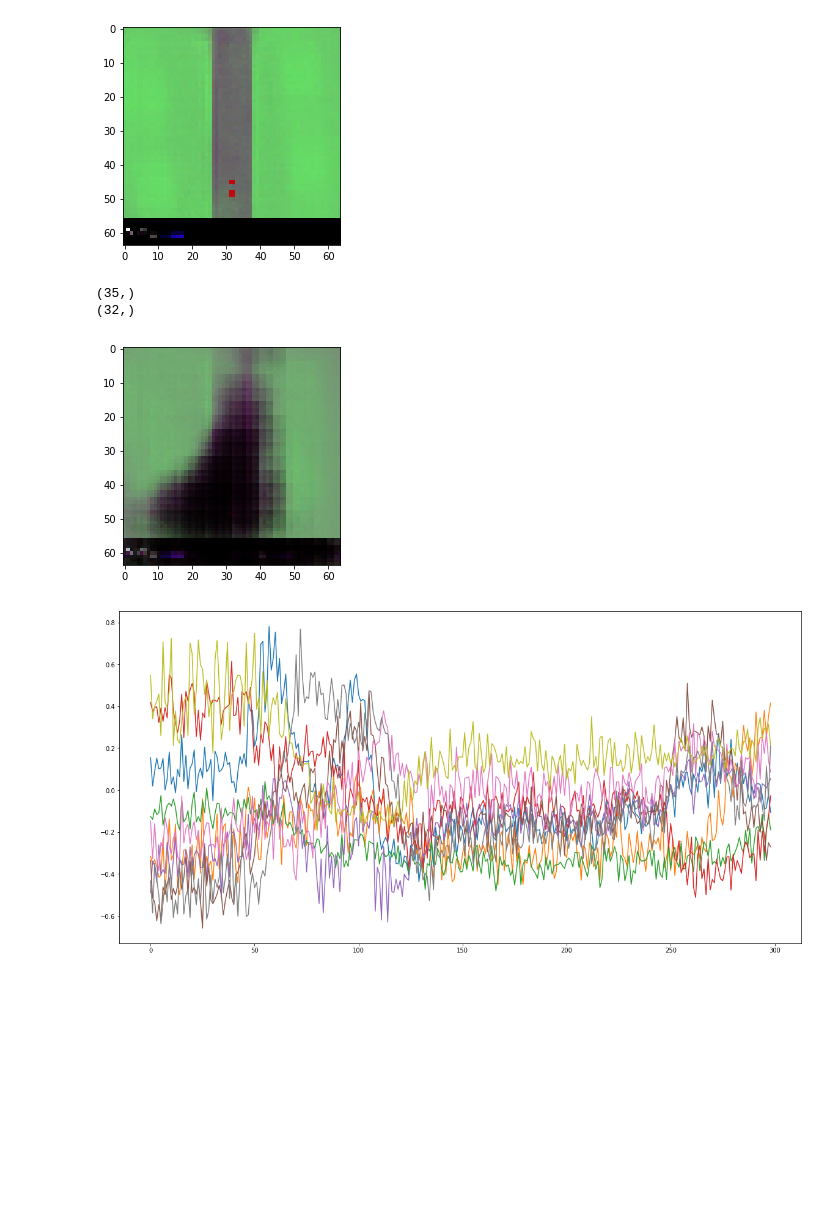
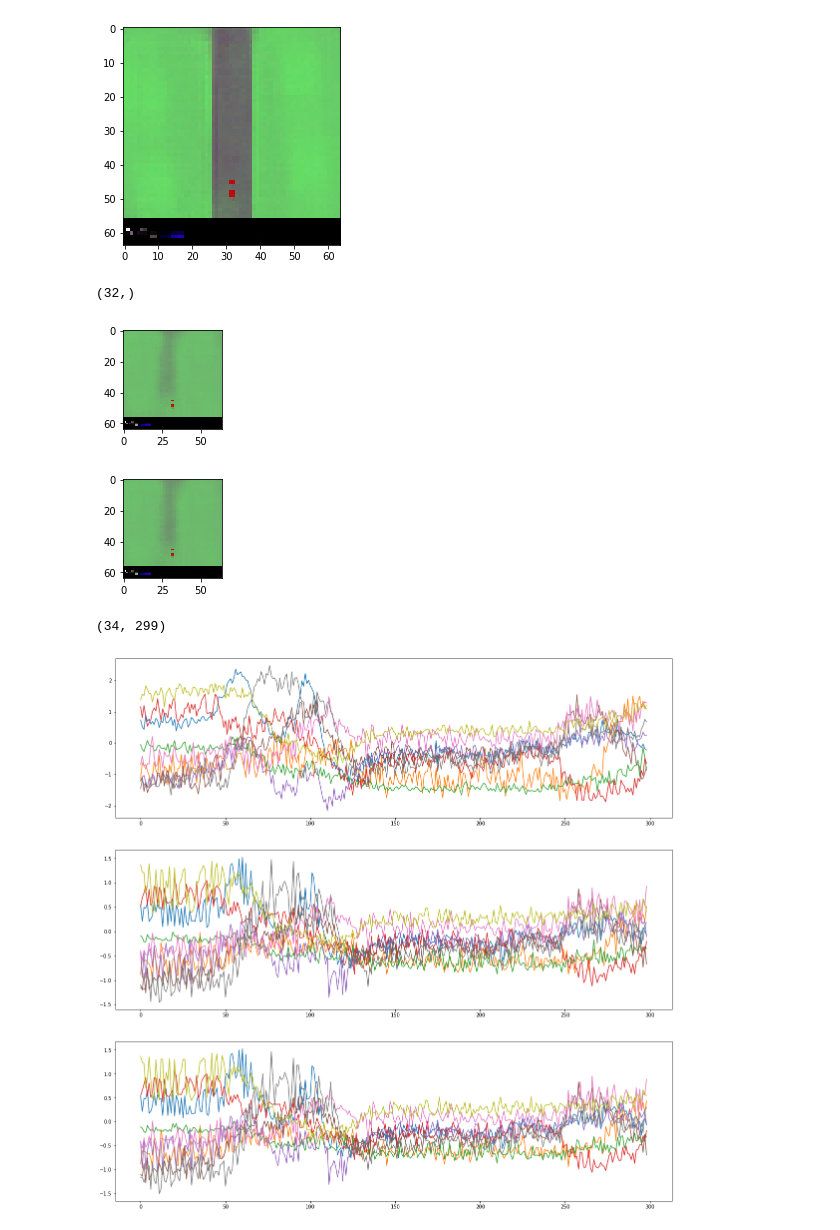
Before and after one commit to AppliedDataSciencePartners/WorldModels, a Jupyter notebook: check_rnn.ipynb, the cells around one changed output. Cells and saved outputs as stored; diff of their text form; code cells hidden in the pictures; blank space fills up the shorter version.

```diff
--- a/check_rnn.ipynb
+++ b/check_rnn.ipynb
@@ -142,42 +121,66 @@ plt.show
 # %% [output]
 <function matplotlib.pyplot.show>
 [figure]
+# %%
+next_z = obs[idx,:]
 # %%
-print(obs[0].shape)
-
 # next_z, next_reward, next_done, chosen_mu, chosen_sigma, chosen_pi = sample_next_mdn_output(obs)
-next_z, chosen_mu, chosen_sigma, chosen_pi = sample_next_mdn_output(obs[0])
+next_z, chosen_mu, chosen_log_sigma, chosen_pi = sample_next_mdn_output(next_z)
 # print(chosen_pi)
 # print(chosen_mu)
-# print(chosen_sigma)
+# print(chosen_log_sigma)
 
-# print(actual)
-print(next_z.shape)
+# print(next_z)
+
+
 
 next_z_decoded = vae.decoder.predict(np.array([next_z]))[0]
-plt.imshow(next_z_decoded)
+next_mu_decoded = vae.decoder.predict(np.array([chosen_mu]))[0]
+
+next_z = np.concatenate([next_z, [1,1,0]])
+
+
+
+plt.subplot(211)
+plt.imshow( next_z_decoded)
 plt.show()
+plt.subplot(221)
+plt.imshow( next_mu_decoded)
+plt.show()
+# plt.imshow(next_z_decoded)
+# plt.show()
 # %% [output]
-(35,)
 (32,)
-[figure, old version]
+[figure, new version]
+[figure, added]
 # %%
+b = np.swapaxes(rnn_output[0],0,1)
+print(b.shape)
+
 next_zs = np.zeros(shape = (32,299))
+next_mus = np.zeros(shape = (32,299))
 # next_z = np.copy(obs)
 # print(next_z.shape)
 for i in range(299):
-    next_z, chosen_mu, chosen_sigma, chosen_pi = sample_next_mdn_output(obs[i,:])
-    next_zs[:,i] = chosen_mu
+    next_z, chosen_mu, chosen_log_sigma, chosen_pi = sample_next_mdn_output(obs[i,:])
+    next_mus[:,i] = chosen_mu
+    next_zs[:,i] = next_z
     next_z_decoded = vae.decoder.predict(np.array([next_z]))[0]
 
     # plt.imshow(next_z_decoded)
     # plt.show()
     # next_z = np.concatenate([next_z, np.array([0,1,0])])
 
-plt.figure(figsize=(20,10))
+plt.figure(figsize=(20,20))
 for i in [5,10,13,15,16,22, 24, 30, 31]:
+    plt.subplot(311)
+    plt.plot( b[i,:])
+    plt.subplot(312)
     plt.plot( next_zs[i,:])
+    plt.subplot(313)
+    plt.plot( next_mus[i,:])
 
 # print(next_zs)
 # %% [output]
+(34, 299)
-[figure, old version]
+[figure, new version]
```
Also changed, not shown: parts of 14 cells of this notebook.
